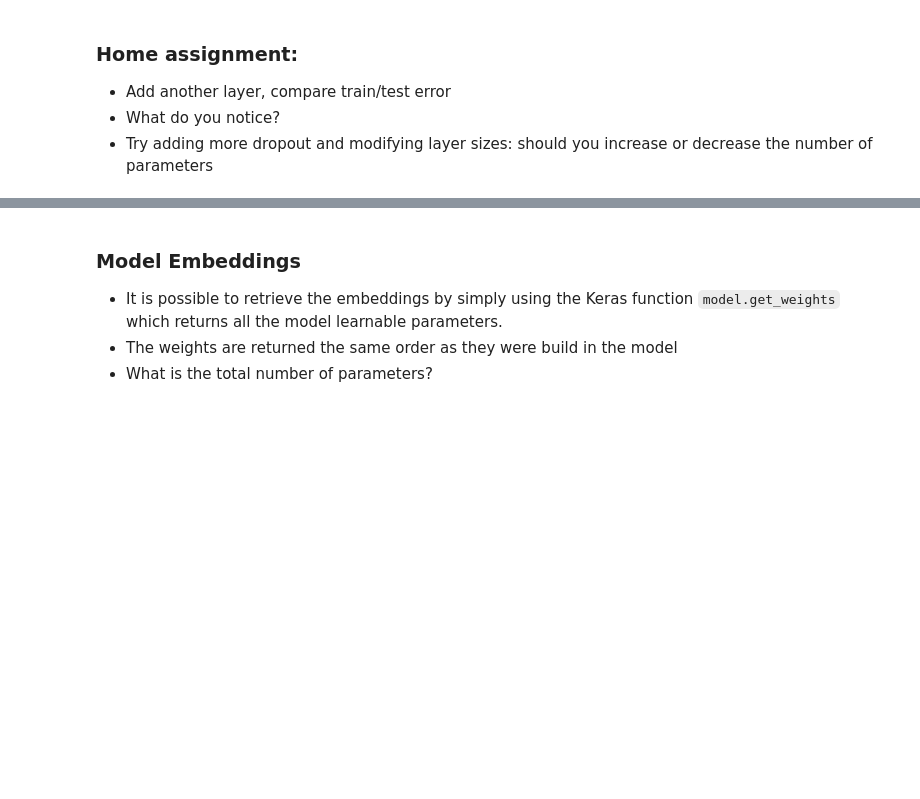
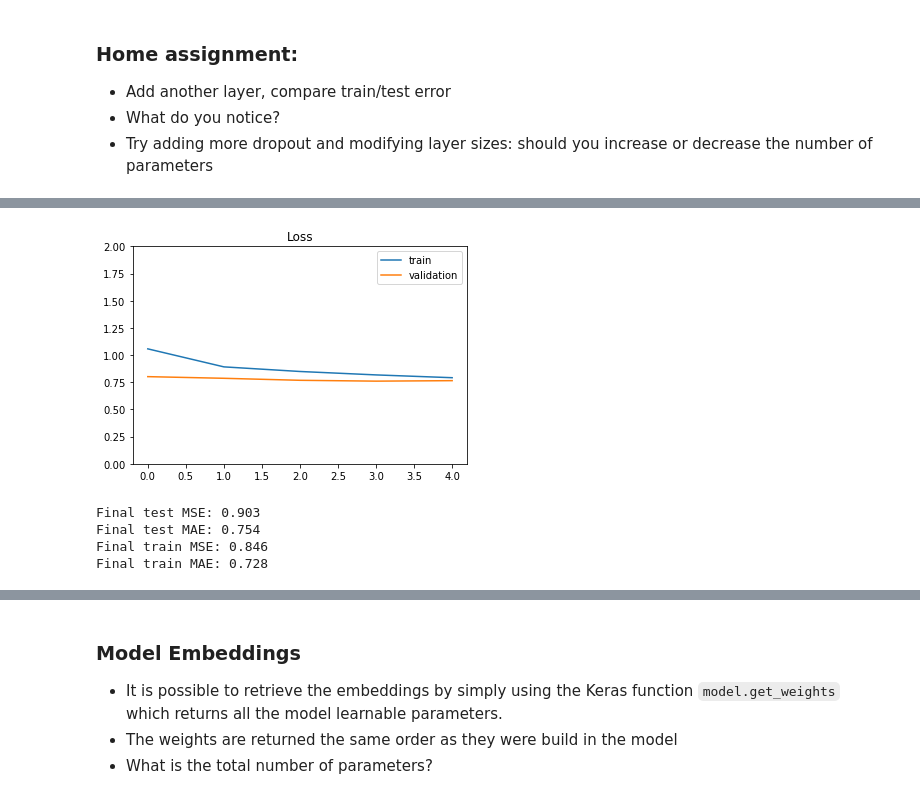
Before and after one commit to petermartigny/Deep-Learning, a Jupyter notebook: Labs/lab_2/Explicit_Feedback_Neural_Recommender_System.ipynb, the cells around one changed output, grey strips where cells are left out. Saved outputs shown, nothing was run; the diff lists cells and outputs as text; code cells hidden in the pictures; blank space fills up the shorter version.

```diff
--- a/Labs/lab_2/Explicit_Feedback_Neural_Recommender_System.ipynb
+++ b/Labs/lab_2/Explicit_Feedback_Neural_Recommender_System.ipynb
@@ -233,3 +379,36 @@ print("Final train MAE: %0.3f" % mean_absolute_error(train_preds, rating_train))
  - What do you notice?
  - Try adding more dropout and modifying layer sizes: should you increase
    or decrease the number of parameters
+# %%
+user_id_input = Input(shape=[1], name='user')
+item_id_input = Input(shape=[1], name='item')
+
+embedding_size = 30
+user_embedding = Embedding(output_dim=embedding_size, input_dim=max_user_id + 1,
+                           input_length=1, name='user_embedding')(user_id_input)
+item_embedding = Embedding(output_dim=embedding_size, input_dim=max_item_id + 1,
+                           input_length=1, name='item_embedding')(item_id_input)
+
+user_vecs = Flatten()(user_embedding)
+item_vecs = Flatten()(item_embedding)
+
+input_vecs = merge([user_vecs, item_vecs], mode='concat')
+input_vecs = Dropout(0.5)(input_vecs)
+
+x = Dense(64, activation='relu')(input_vecs)
+# We add another layer
+layer = Dense(64, activation='relu')(x)
+layer = Dropout(0.5)(layer)
+
+
+y = Dense(1)(layer)
+
+model = Model(input=[user_id_input, item_id_input], output=y)
+model.compile(optimizer='adam', loss='mae')
+
+initial_train_preds = model.predict([user_id_train, item_id_train])
+# %%
+%%time
+history = model.fit([user_id_train, item_id_train], rating_train,
+                    batch_size=64, nb_epoch=5, validation_split=0.1,
+                    shuffle=True)
@@ -235,0 +428,21 @@ print("Final train MAE: %0.3f" % mean_absolute_error(train_preds, rating_train))
+# %%
+plt.plot(history.history['loss'], label='train')
+plt.plot(history.history['val_loss'], label='validation')
+plt.ylim(0, 2)
+plt.legend(loc='best')
+plt.title('Loss');
+# %% [output]
+[figure, added]
+# %%
+test_preds = model.predict([user_id_test, item_id_test])
+print("Final test MSE: %0.3f" % mean_squared_error(test_preds, rating_test))
+print("Final test MAE: %0.3f" % mean_absolute_error(test_preds, rating_test))
+
+train_preds = model.predict([user_id_train, item_id_train])
+print("Final train MSE: %0.3f" % mean_squared_error(train_preds, rating_train))
+print("Final train MAE: %0.3f" % mean_absolute_error(train_preds, rating_train))
+# %% [output]
+Final test MSE: 0.903
+Final test MAE: 0.754
+Final train MSE: 0.846
+Final train MAE: 0.728
```
Also changed, not shown: parts of 42 cells of this notebook, 35 other files.
